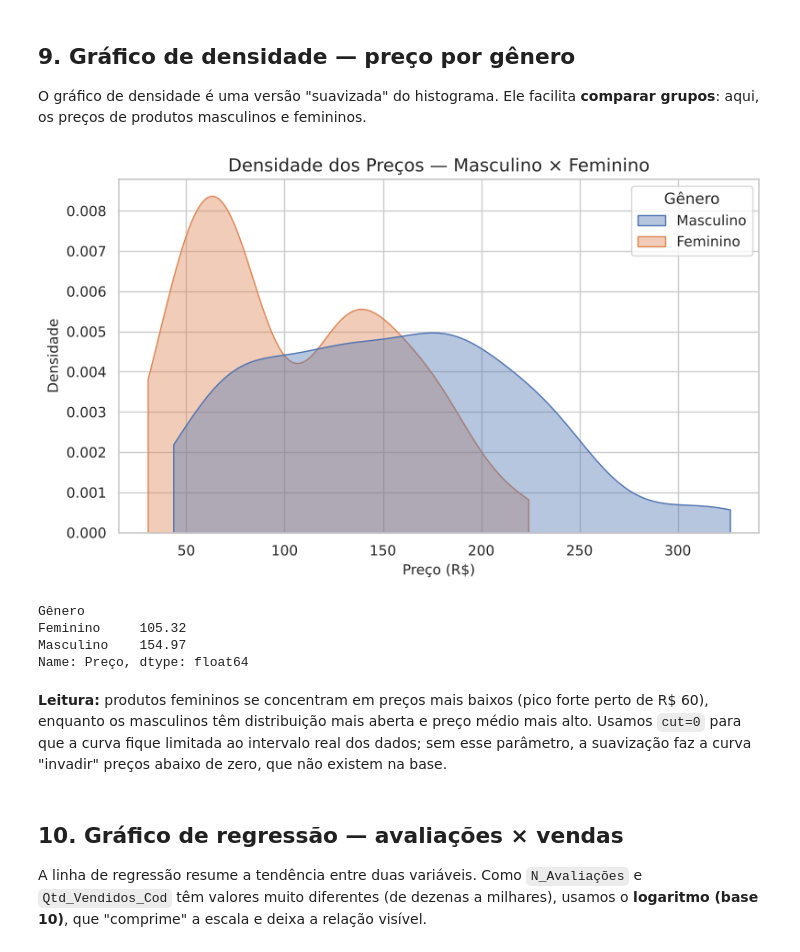
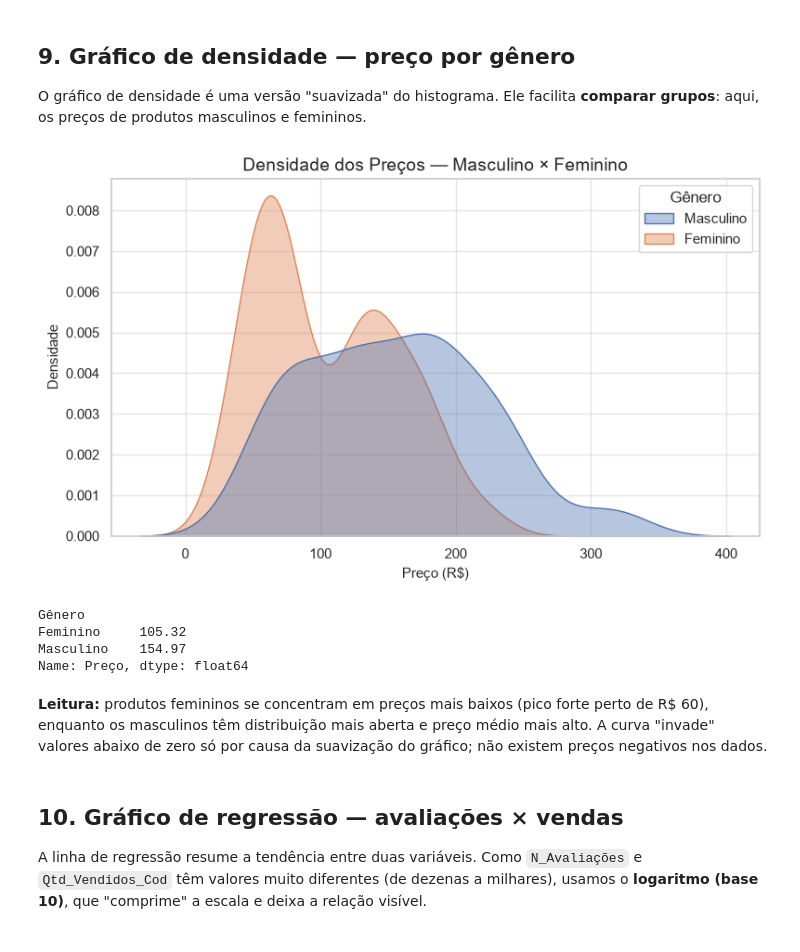
Before and after one commit to pedroarnts/analise-graficos-ecommerce, a Jupyter notebook: analise_graficos_ecommerce.ipynb, the cells around one changed output. Cells and saved outputs as stored; diff of their text form; code cells hidden in the pictures.

```diff
--- a/analise_graficos_ecommerce.ipynb
+++ b/analise_graficos_ecommerce.ipynb
@@ -211,15 +211,15 @@ O gráfico de densidade é uma versão "suavizada" do histograma. Ele facilita *
 # %%
 df_mf = df[df["Gênero"].isin(["Masculino", "Feminino"])]
 
 plt.figure()
-sns.kdeplot(data=df_mf, x="Preço", hue="Gênero", fill=True, common_norm=False, alpha=0.4, cut=0)
+sns.kdeplot(data=df_mf, x="Preço", hue="Gênero", fill=True, common_norm=False, alpha=0.4)
 
 plt.title("Densidade dos Preços — Masculino × Feminino")
 plt.xlabel("Preço (R$)")
 plt.ylabel("Densidade")
 plt.show()
 # %% [output]
-[figure, old version]
+[figure, new version]
 # %%
 # Para confirmar o que o gráfico mostra, comparamos o preço médio
 df_mf.groupby("Gênero")["Preço"].mean().round(2)
@@ -229,7 +229,7 @@ Feminino     105.32
 Masculino    154.97
 Name: Preço, dtype: float64
 # %% [markdown]
-**Leitura:** produtos femininos se concentram em preços mais baixos (pico forte perto de R$ 60), enquanto os masculinos têm distribuição mais aberta e preço médio mais alto. Usamos `cut=0` para que a curva fique limitada ao intervalo real dos dados; sem esse parâmetro, a suavização faz a curva "invadir" preços abaixo de zero, que não existem na base.
+**Leitura:** produtos femininos se concentram em preços mais baixos (pico forte perto de R$ 60), enquanto os masculinos têm distribuição mais aberta e preço médio mais alto. A curva "invade" valores abaixo de zero só por causa da suavização do gráfico; não existem preços negativos nos dados.
 # %% [markdown]
 ## 10. Gráfico de regressão — avaliações × vendas
 
```
Also changed, not shown: parts of 6 cells of this notebook.
